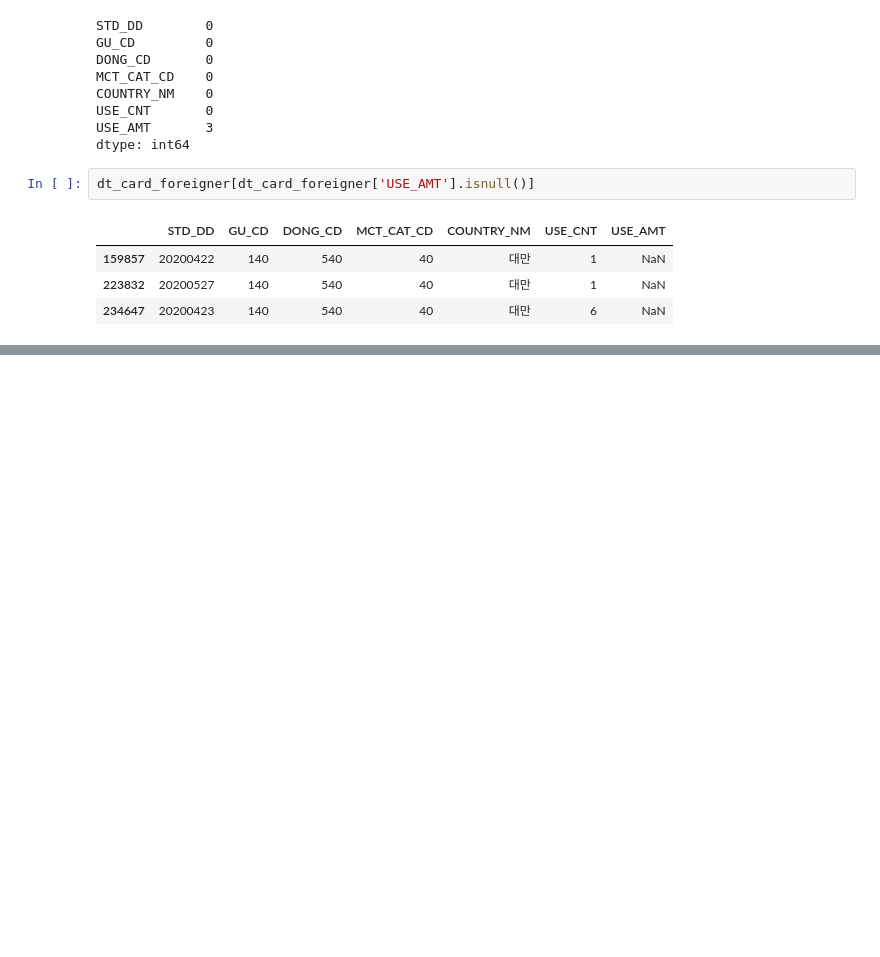
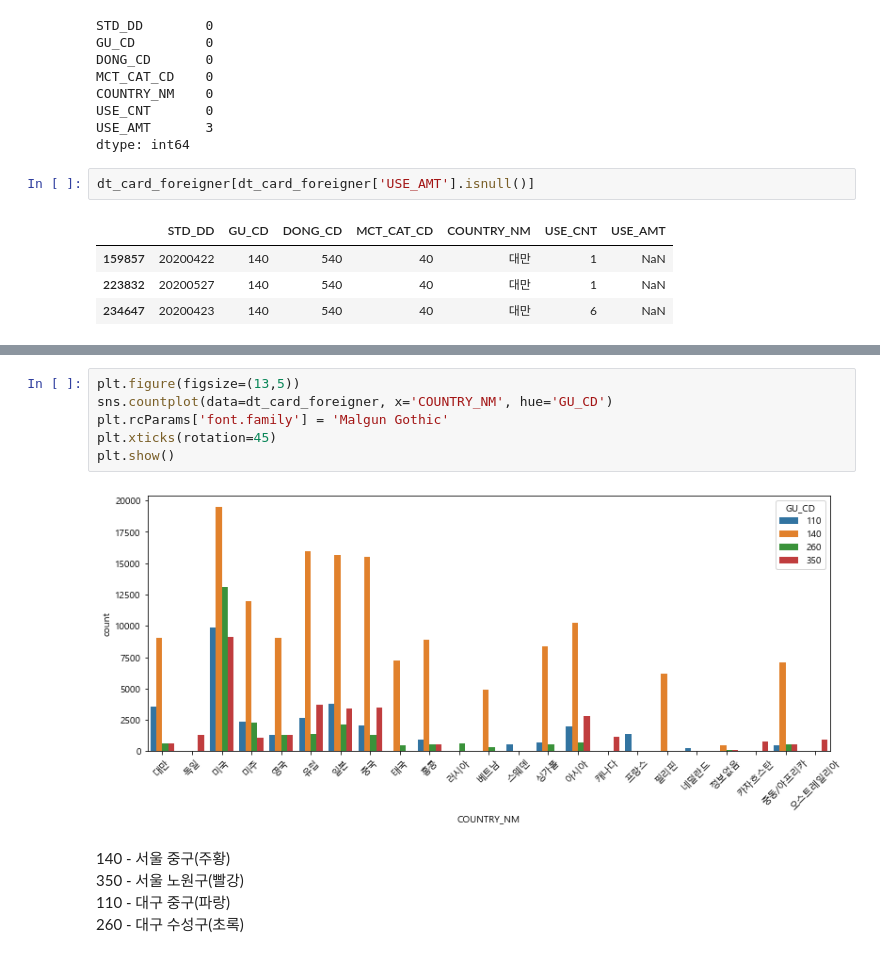
Before and after one commit to mintaewon/taewon, a Jupyter notebook: bigcontest/card.ipynb, the cells around one changed output, grey strips where cells are left out. Cells and saved outputs as stored; diff of their text form; blank space fills up the shorter version.

```diff
--- a/bigcontest/card.ipynb
+++ b/bigcontest/card.ipynb
@@ -414,0 +559,13 @@ dt_card_foreigner[dt_card_foreigner['USE_AMT'].isnull()]
+# %%
+plt.figure(figsize=(13,5))
+sns.countplot(data=dt_card_foreigner, x='COUNTRY_NM', hue='GU_CD')
+plt.rcParams['font.family'] = 'Malgun Gothic'
+plt.xticks(rotation=45)
+plt.show()
+# %% [output]
+[figure, added]
+# %% [markdown]
+140 - 서울 중구(주황)
+350 - 서울 노원구(빨강)
+110 - 대구 중구(파랑)
+260 - 대구 수성구(초록)
```
Also changed, not shown: parts of 16 cells of this notebook.
